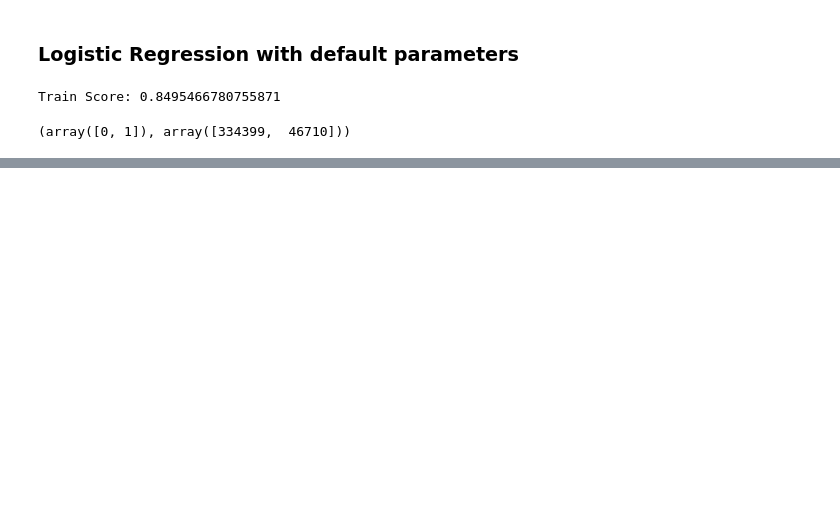
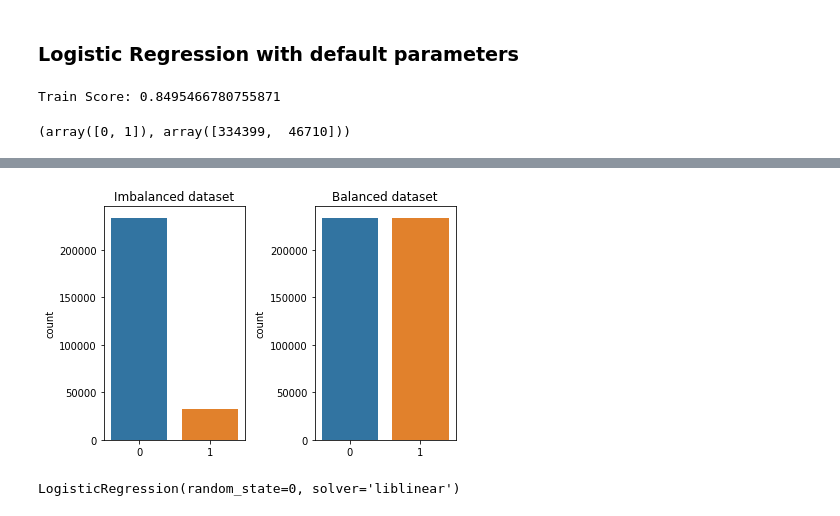
Before and after one commit to sidharthjain97/cross-sell-prediction, a Jupyter notebook: cross_sell_prediction_main.ipynb, the cells around one changed output, grey strips where cells are left out. Saved outputs shown, nothing was run; the diff lists cells and outputs as text; code cells hidden in the pictures; blank space fills up the shorter version.

```diff
--- a/cross_sell_prediction_main.ipynb
+++ b/cross_sell_prediction_main.ipynb
@@ -686,0 +736,28 @@ for name,model in models:
+# %%
+smote = SMOTE()
+
+x_balanced, y_balanced = smote.fit_resample(x_train_ohe, y_train_all)
+
+x_train_balanced, x_val_balanced, y_train_balanced, y_val_balanced = train_test_split(x_balanced,
+                                                                                      y_balanced,
+                                                                                      test_size=0.3,
+                                                                                      random_state=5)
+# %%
+plt.subplot(121)
+sns.countplot(y_train)
+plt.title('Imbalanced dataset')
+
+plt.subplot(122)
+sns.countplot(y_train_balanced)
+plt.title('Balanced dataset')
+
+plt.tight_layout()
+plt.show()
+# %% [output]
+[figure, added]
+# %%
+lr_balanced=LogisticRegression(solver="liblinear", random_state=0)
+
+lr_balanced.fit(x_train_balanced,y_train_balanced)
+# %% [output]
+LogisticRegression(random_state=0, solver='liblinear')
```
Also changed, not shown: parts of 47 cells of this notebook.
